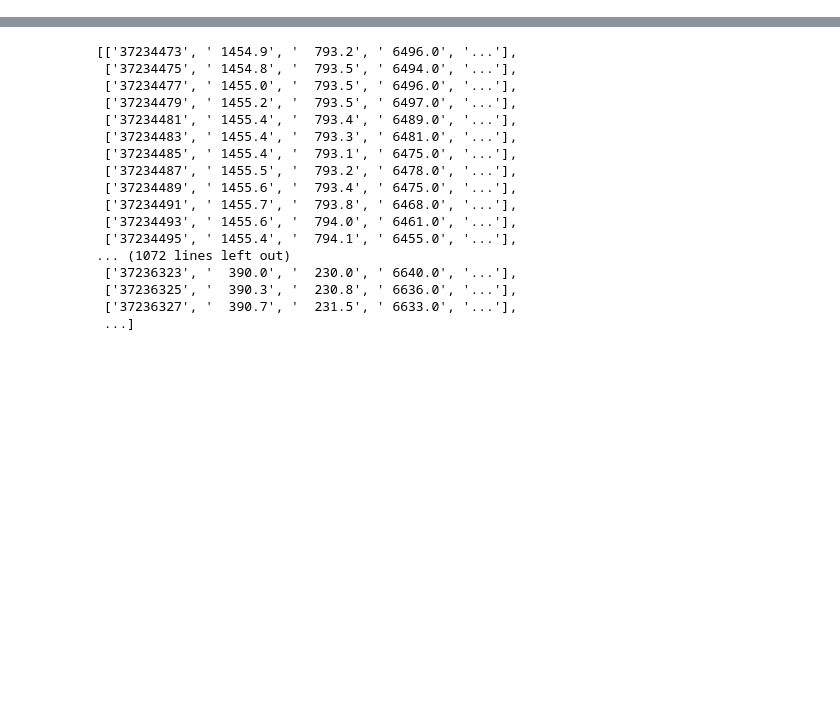
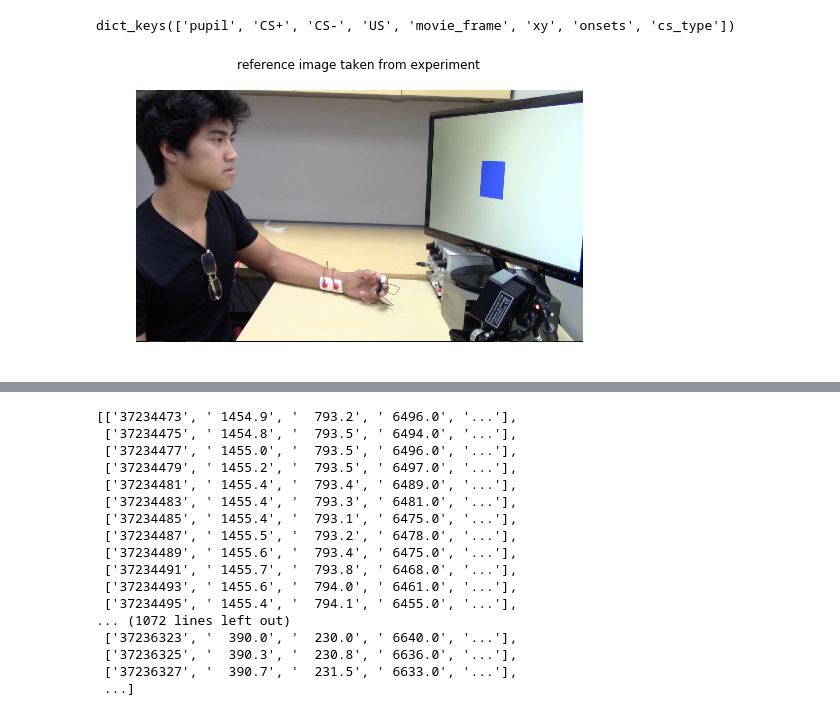
Before and after one commit to tzler/social_structure_learning, a Jupyter notebook: analysis/gaze/coordinate_functions.ipynb, the cells around one changed output, grey strips where cells are left out. Cells and saved outputs as stored; diff of their text form; code cells hidden in the pictures; blank space fills up the shorter version.

Commit message:
presentable pupil coordinate_function

```diff
--- a/analysis/gaze/coordinate_functions.ipynb
+++ b/analysis/gaze/coordinate_functions.ipynb
@@ -112,3 +111,17 @@ def extract_data(subject_id='12'):
 
 
     return data
+# %%
+subjects = ['12', '08']
+data = extract_data(subjects[i_subject]) ; data.keys()
+# %% [output]
+dict_keys(['pupil', 'CS+', 'CS-', 'US', 'movie_frame', 'xy', 'onsets', 'cs_type'])
+# %%
+model_image = plt.imread('model_image.png')
+y_len, x_len, _ = np.shape(model_image)
+plt.figure(figsize=[8,5])
+plt.axis('off')
+plt.imshow(model_image)
+plt.title('reference image taken from experiment\n');
+# %% [output]
+[figure, added]
```
Also changed, not shown: parts of 13 cells of this notebook, 1 other file.
